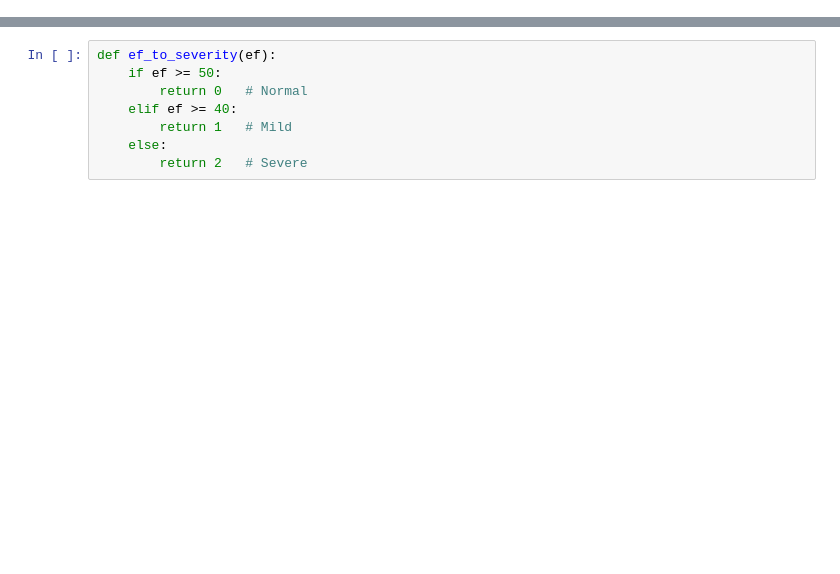
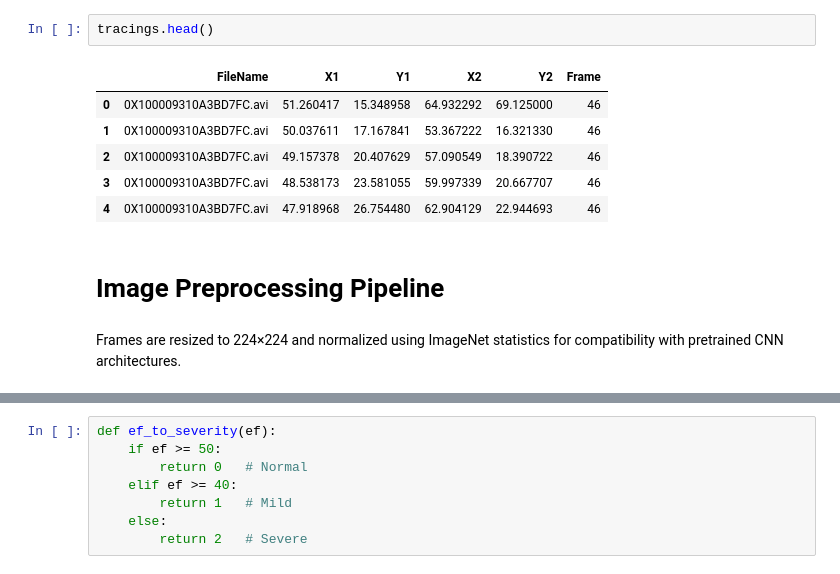
Before and after one commit to vasanth-06V/Medcial-AI-Heart-Disease-prediction, a Jupyter notebook: notebooks/intern2_echo/EDESFramespipeline.ipynb, the cells around one changed output, grey strips where cells are left out. Cells and saved outputs as stored; diff of their text form; blank space fills up the shorter version.

```diff
--- a/notebooks/intern2_echo/EDESFramespipeline.ipynb
+++ b/notebooks/intern2_echo/EDESFramespipeline.ipynb
@@ -35 +33,16 @@ filelist.head(), tracings.head()
+# %%
+tracings.head()
+# %% [output]
+|  | FileName | X1 | Y1 | X2 | Y2 | Frame |
+| 0 | 0X100009310A3BD7FC.avi | 51.260417 | 15.348958 | 64.932292 | 69.125000 | 46 |
+| 1 | 0X100009310A3BD7FC.avi | 50.037611 | 17.167841 | 53.367222 | 16.321330 | 46 |
+| 2 | 0X100009310A3BD7FC.avi | 49.157378 | 20.407629 | 57.090549 | 18.390722 | 46 |
+| 3 | 0X100009310A3BD7FC.avi | 48.538173 | 23.581055 | 59.997339 | 20.667707 | 46 |
+| 4 | 0X100009310A3BD7FC.avi | 47.918968 | 26.754480 | 62.904129 | 22.944693 | 46 |
+# %% [markdown]
+# Image Preprocessing Pipeline
+# %% [markdown]
+Frames are resized to 224×224 and normalized
+using ImageNet statistics for compatibility
+with pretrained CNN architectures.
 # %%
```
Also changed, not shown: parts of 31 cells of this notebook.
